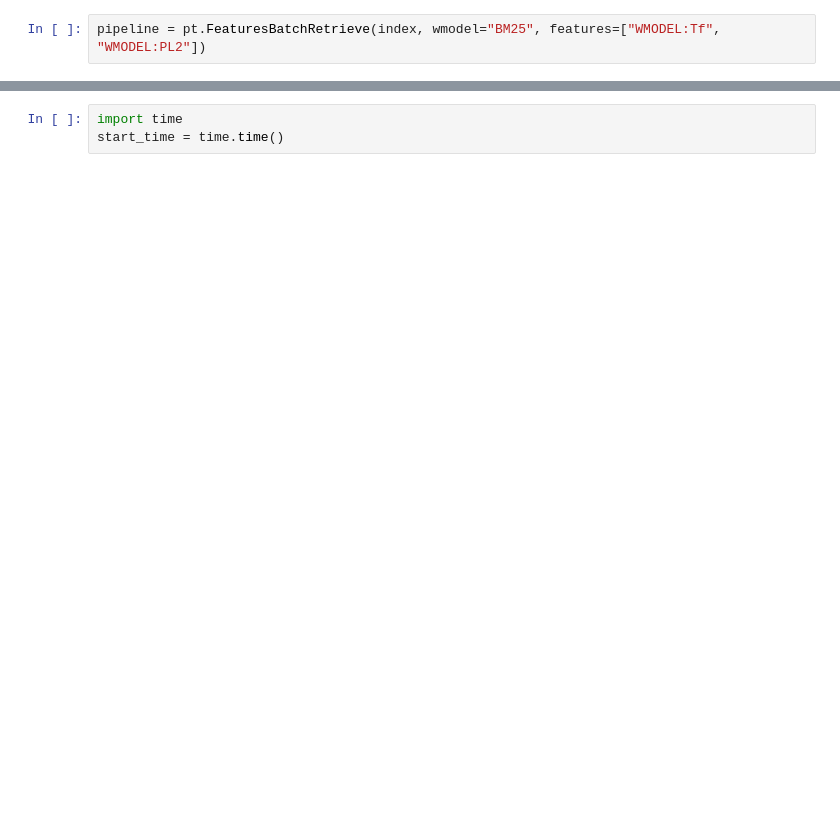
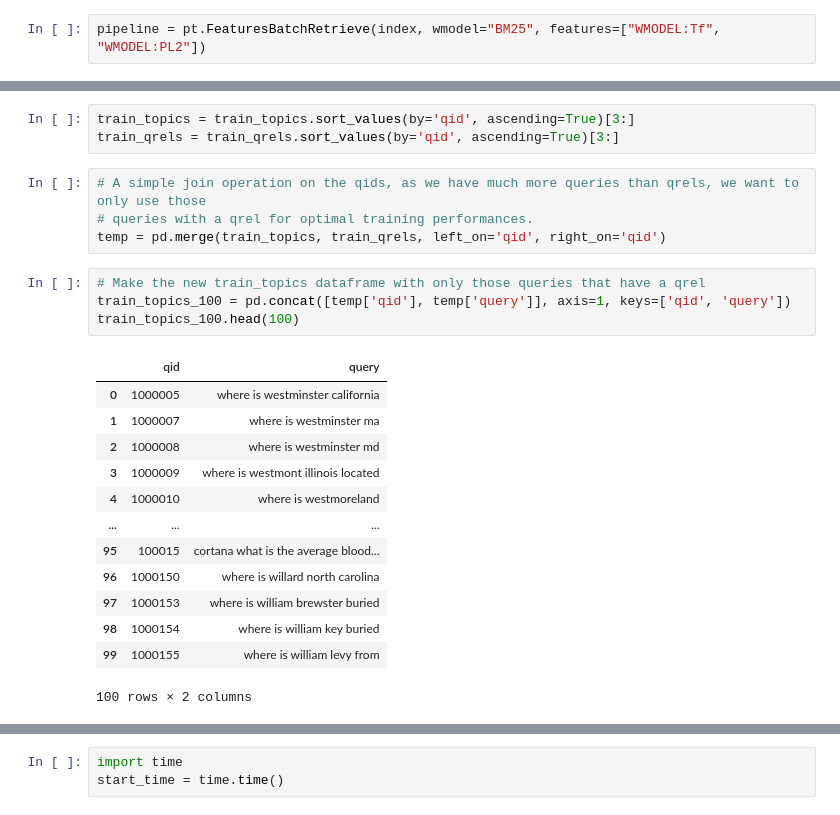
Before and after one commit to JulianBiesheuvel/CoreIR, a Jupyter notebook: L2R_Sckit.ipynb, the cells around one changed output, grey strips where cells are left out. Drawn from its saved outputs; the diff is of its cells as text; blank space fills up the shorter version.

```diff
--- a/L2R_Sckit.ipynb
+++ b/L2R_Sckit.ipynb
@@ -29,0 +30,25 @@ train_qrels = dataset.get_qrels("train")
+# %%
+train_topics = train_topics.sort_values(by='qid', ascending=True)[3:]
+train_qrels = train_qrels.sort_values(by='qid', ascending=True)[3:]
+# %%
+# A simple join operation on the qids, as we have much more queries than qrels, we want to only use those
+# queries with a qrel for optimal training performances.
+temp = pd.merge(train_topics, train_qrels, left_on='qid', right_on='qid')
+# %%
+# Make the new train_topics dataframe with only those queries that have a qrel
+train_topics_100 = pd.concat([temp['qid'], temp['query']], axis=1, keys=['qid', 'query'])
+train_topics_100.head(100)
+# %% [output]
+|  | qid | query |
+| 0 | 1000005 | where is westminster california |
+| 1 | 1000007 | where is westminster ma |
+| 2 | 1000008 | where is westminster md |
+| 3 | 1000009 | where is westmont illinois located |
+| 4 | 1000010 | where is westmoreland |
+| ... | ... | ... |
+| 95 | 100015 | cortana what is the average blood... |
+| 96 | 1000150 | where is willard north carolina |
+| 97 | 1000153 | where is william brewster buried |
+| 98 | 1000154 | where is william key buried |
+| 99 | 1000155 | where is william levy from |
+100 rows × 2 columns
```
Also changed, not shown: parts of 10 cells of this notebook, 4 other files.
